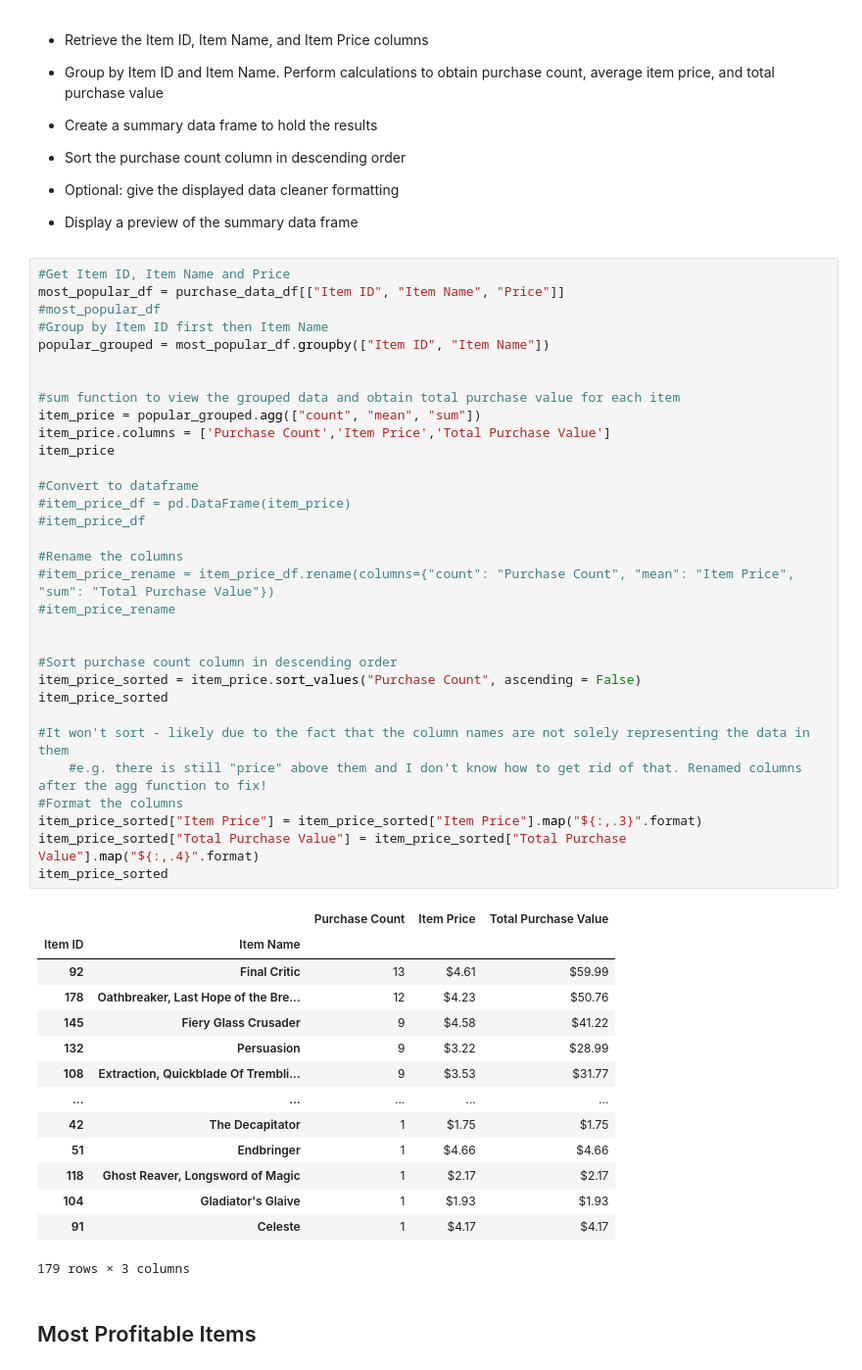
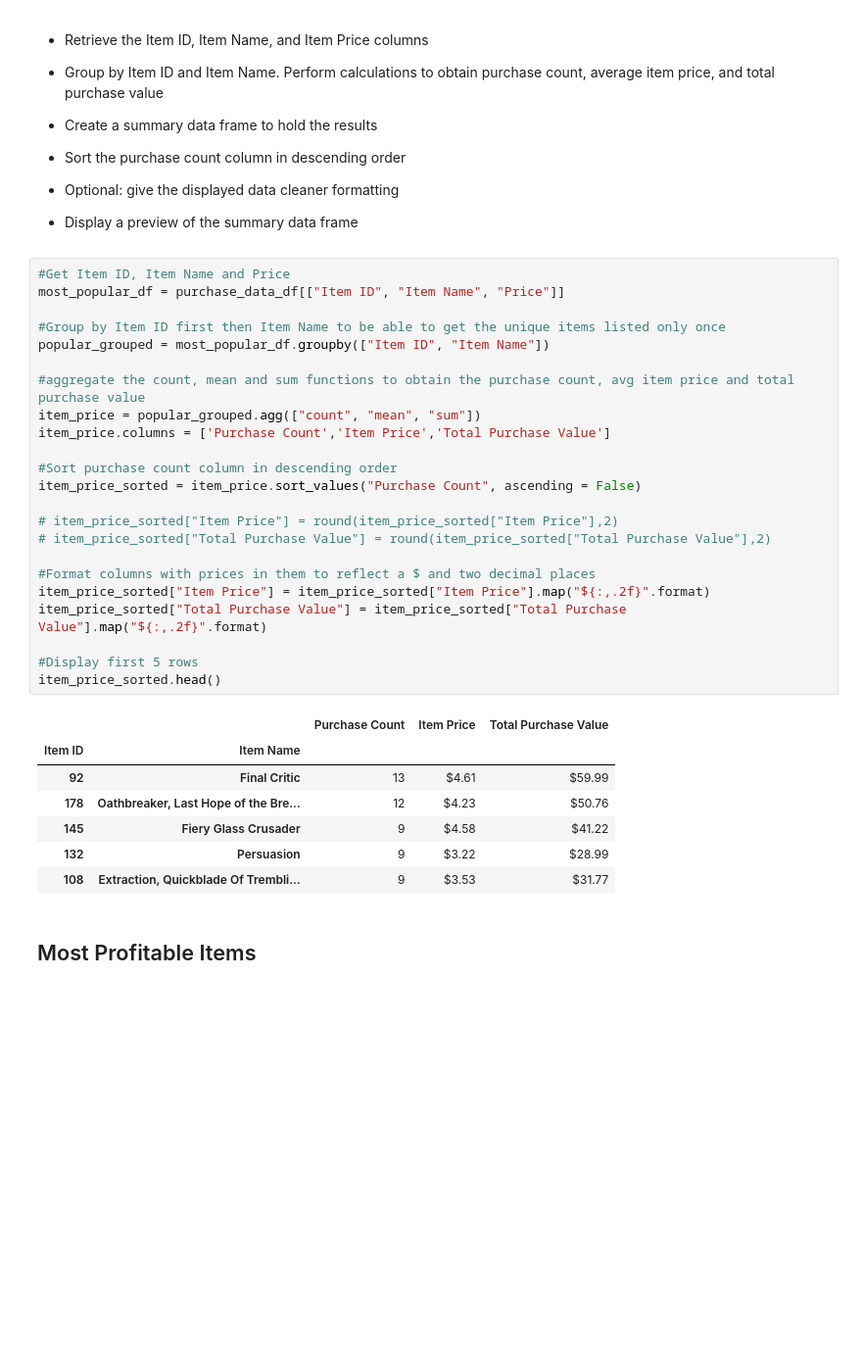
Before and after one commit to cayelsie/Pandas-fantasy-game-analysis, a Jupyter notebook: HeroesofPymoli/main-Copy1.ipynb, the cells around one changed output. Shown at 98% size. Drawn from its saved outputs; the diff is of its cells as text; blank space fills up the shorter version.

Commit message:
main file contains perfectly running  most popular and most profitable items

```diff
--- a/HeroesofPymoli/main-Copy1.ipynb
+++ b/HeroesofPymoli/main-Copy1.ipynb
@@ -309,50 +309,34 @@ grouped_purchase_data_df
 # %%
 #Get Item ID, Item Name and Price
 most_popular_df = purchase_data_df[["Item ID", "Item Name", "Price"]]
-#most_popular_df
-#Group by Item ID first then Item Name
+
+#Group by Item ID first then Item Name to be able to get the unique items listed only once
 popular_grouped = most_popular_df.groupby(["Item ID", "Item Name"])
 
-
-#sum function to view the grouped data and obtain total purchase value for each item
+#aggregate the count, mean and sum functions to obtain the purchase count, avg item price and total purchase value
 item_price = popular_grouped.agg(["count", "mean", "sum"])
 item_price.columns = ['Purchase Count','Item Price','Total Purchase Value']
-item_price
-
-#Convert to dataframe
-#item_price_df = pd.DataFrame(item_price)
-#item_price_df
-
-#Rename the columns
-#item_price_rename = item_price_df.rename(columns={"count": "Purchase Count", "mean": "Item Price", "sum": "Total Purchase Value"})
-#item_price_rename
-
 
 #Sort purchase count column in descending order
 item_price_sorted = item_price.sort_values("Purchase Count", ascending = False)
-item_price_sorted
 
-#It won't sort - likely due to the fact that the column names are not solely representing the data in them
-    #e.g. there is still "price" above them and I don't know how to get rid of that. Renamed columns after the agg function to fix!
-#Format the columns
-item_price_sorted["Item Price"] = item_price_sorted["Item Price"].map("${:,.3}".format)
-item_price_sorted["Total Purchase Value"] = item_price_sorted["Total Purchase Value"].map("${:,.4}".format)
-item_price_sorted
+# item_price_sorted["Item Price"] = round(item_price_sorted["Item Price"],2)
+# item_price_sorted["Total Purchase Value"] = round(item_price_sorted["Total Purchase Value"],2)
+
+#Format columns with prices in them to reflect a $ and two decimal places
+item_price_sorted["Item Price"] = item_price_sorted["Item Price"].map("${:,.2f}".format)
+item_price_sorted["Total Purchase Value"] = item_price_sorted["Total Purchase Value"].map("${:,.2f}".format)
+
+#Display first 5 rows
+item_price_sorted.head()
 # %% [output]
 |  |  | Purchase Count | Item Price | Total Purchase Value |
 | Item ID | Item Name |  |  |  |
 | 92 | Final Critic | 13 | $4.61 | $59.99 |
 | 178 | Oathbreaker, Last Hope of the Bre... | 12 | $4.23 | $50.76 |
 | 145 | Fiery Glass Crusader | 9 | $4.58 | $41.22 |
 | 132 | Persuasion | 9 | $3.22 | $28.99 |
 | 108 | Extraction, Quickblade Of Trembli... | 9 | $3.53 | $31.77 |
-| ... | ... | ... | ... | ... |
-| 42 | The Decapitator | 1 | $1.75 | $1.75 |
-| 51 | Endbringer | 1 | $4.66 | $4.66 |
-| 118 | Ghost Reaver, Longsword of Magic | 1 | $2.17 | $2.17 |
-| 104 | Gladiator's Glaive | 1 | $1.93 | $1.93 |
-| 91 | Celeste | 1 | $4.17 | $4.17 |
-179 rows × 3 columns
 # %% [markdown]
 ## Most Profitable Items
 # %% [markdown]
```
Also changed, not shown: parts of 2 cells of this notebook, 1 other file.
